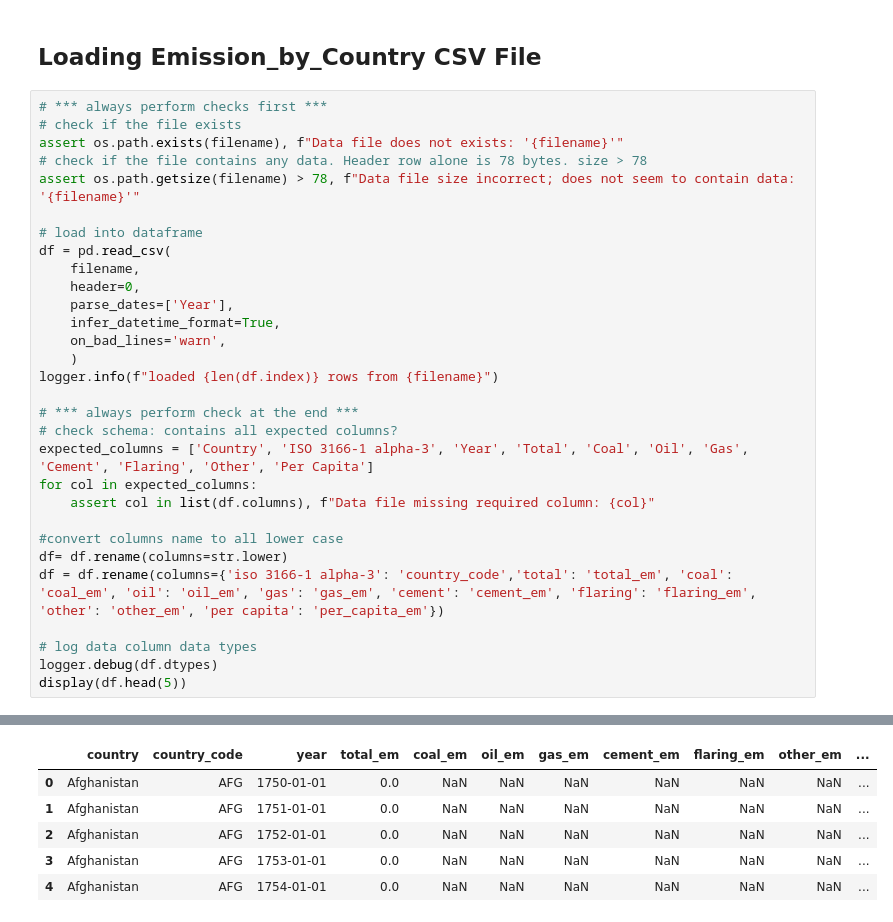
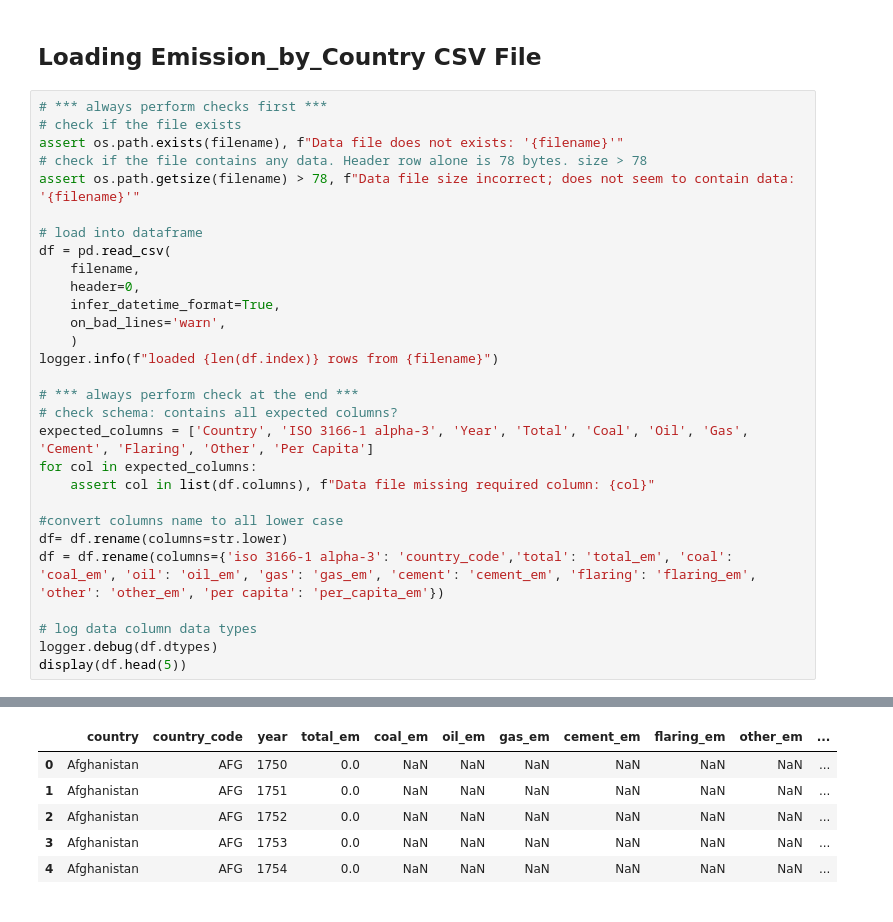
Before and after one commit to Reed-Carter/Emissions-by-Country, a Jupyter notebook: cl_edits.ipynb, the cells around one changed output, grey strips where cells are left out. Saved outputs shown, nothing was run; the diff lists cells and outputs as text.

```diff
--- a/cl_edits.ipynb
+++ b/cl_edits.ipynb
@@ -68,7 +77,6 @@ assert os.path.getsize(filename) > 78, f"Data file size incorrect; does not seem
 df = pd.read_csv(
     filename,
     header=0,
-    parse_dates=['Year'],
     infer_datetime_format=True,
     on_bad_lines='warn',
     )
@@ -103,10 +111,10 @@ per_capita_em           float64
 dtype: object
 |  | country | country_code | year | total_em | coal_em | oil_em | gas_em | cement_em | flaring_em | other_em | ... |
-| 0 | Afghanistan | AFG | 1750-01-01 | 0.0 | NaN | NaN | NaN | NaN | NaN | NaN | ... |
-| 1 | Afghanistan | AFG | 1751-01-01 | 0.0 | NaN | NaN | NaN | NaN | NaN | NaN | ... |
-| 2 | Afghanistan | AFG | 1752-01-01 | 0.0 | NaN | NaN | NaN | NaN | NaN | NaN | ... |
-| 3 | Afghanistan | AFG | 1753-01-01 | 0.0 | NaN | NaN | NaN | NaN | NaN | NaN | ... |
-| 4 | Afghanistan | AFG | 1754-01-01 | 0.0 | NaN | NaN | NaN | NaN | NaN | NaN | ... |
+| 0 | Afghanistan | AFG | 1750 | 0.0 | NaN | NaN | NaN | NaN | NaN | NaN | ... |
+| 1 | Afghanistan | AFG | 1751 | 0.0 | NaN | NaN | NaN | NaN | NaN | NaN | ... |
+| 2 | Afghanistan | AFG | 1752 | 0.0 | NaN | NaN | NaN | NaN | NaN | NaN | ... |
+| 3 | Afghanistan | AFG | 1753 | 0.0 | NaN | NaN | NaN | NaN | NaN | NaN | ... |
+| 4 | Afghanistan | AFG | 1754 | 0.0 | NaN | NaN | NaN | NaN | NaN | NaN | ... |
 # %%
 #add created_at and modified_at columns
 df['created_at'] = pd.Timestamp('today').strftime("%Y-%m-%d")
```
Also changed, not shown: parts of 5 cells of this notebook.
